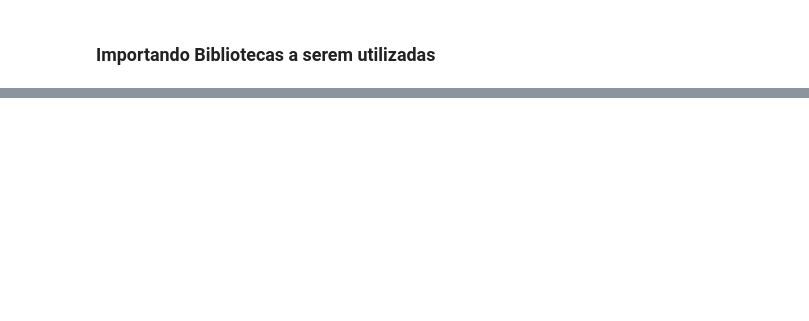
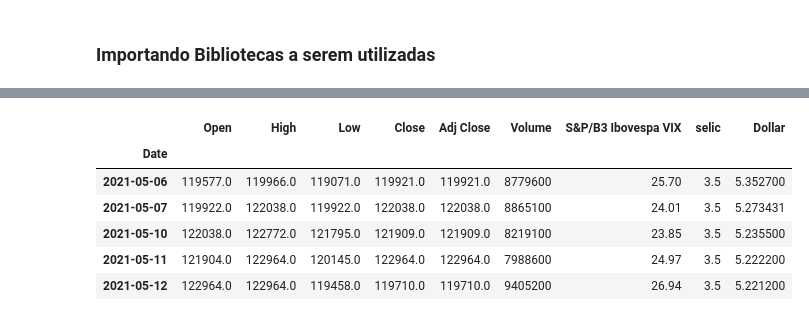
Before and after one commit to jeicianepaula/Tech-Challenge-2, a Jupyter notebook: TECH_CHALLENGE_2.ipynb, the cells around one changed output, grey strips where cells are left out. Cells and saved outputs as stored; diff of their text form; code cells hidden in the pictures; blank space fills up the shorter version.

```diff
--- a/TECH_CHALLENGE_2.ipynb
+++ b/TECH_CHALLENGE_2.ipynb
@@ -237,0 +42,3 @@ plt.show()
+# %%
+df_vix = df_vix.set_index('Data efetiva')
+df_vix.head()
@@ -237,0 +53,5 @@ plt.show()
+# %%
+# Importando dados SELIC
+selic_df = sgs.get(('selic', 432), start= '2021-05-06', end='2024-07-12')
+
+selic_df.head()
@@ -237,0 +87,20 @@ plt.show()
+# %%
+#Criando as tabelas
+#VIX
+df_ibov_vix = tabela_unica(df_origem, df_vix)
+
+#VIX + Selic
+df_ibov_selic = tabela_unica(df_ibov_vix, selic_df)
+
+#VIX + Selic + Dolar
+df_ibov = tabela_unica(df_ibov_selic, usd_brl)
+
+df_ibov.head()
+# %% [output]
+|  | Open | High | Low | Close | Adj Close | Volume | S&P/B3 Ibovespa VIX | selic | Dollar |
+| Date |  |  |  |  |  |  |  |  |  |
+| 2021-05-06 | 119577.0 | 119966.0 | 119071.0 | 119921.0 | 119921.0 | 8779600 | 25.70 | 3.5 | 5.352700 |
+| 2021-05-07 | 119922.0 | 122038.0 | 119922.0 | 122038.0 | 122038.0 | 8865100 | 24.01 | 3.5 | 5.273431 |
+| 2021-05-10 | 122038.0 | 122772.0 | 121795.0 | 121909.0 | 121909.0 | 8219100 | 23.85 | 3.5 | 5.235500 |
+| 2021-05-11 | 121904.0 | 122964.0 | 120145.0 | 122964.0 | 122964.0 | 7988600 | 24.97 | 3.5 | 5.222200 |
+| 2021-05-12 | 122964.0 | 122964.0 | 119458.0 | 119710.0 | 119710.0 | 9405200 | 26.94 | 3.5 | 5.221200 |
```
Also changed, not shown: parts of 41 cells of this notebook, 1 other file.
